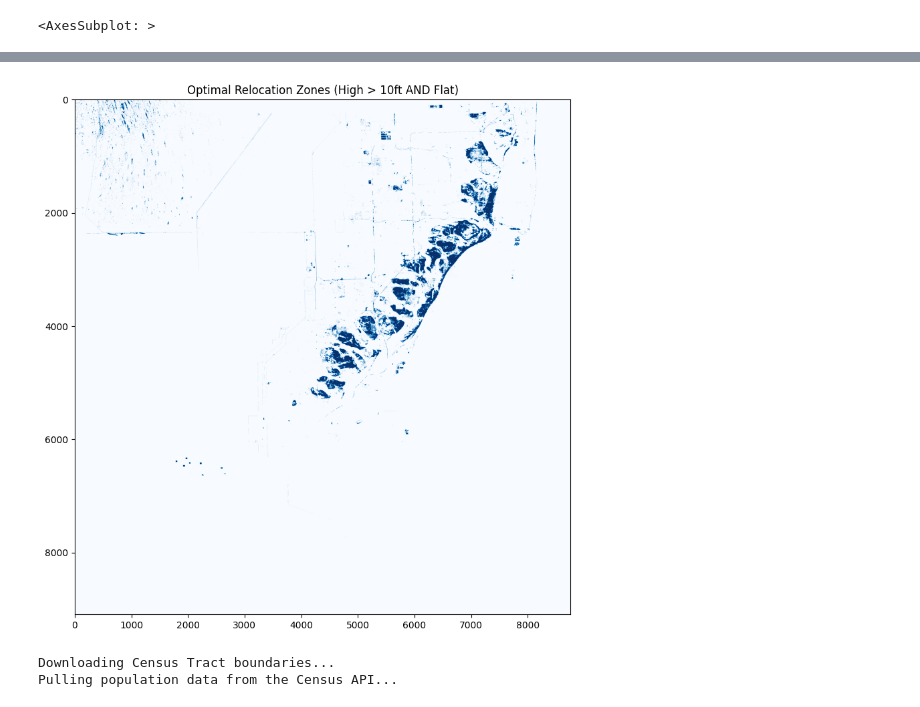
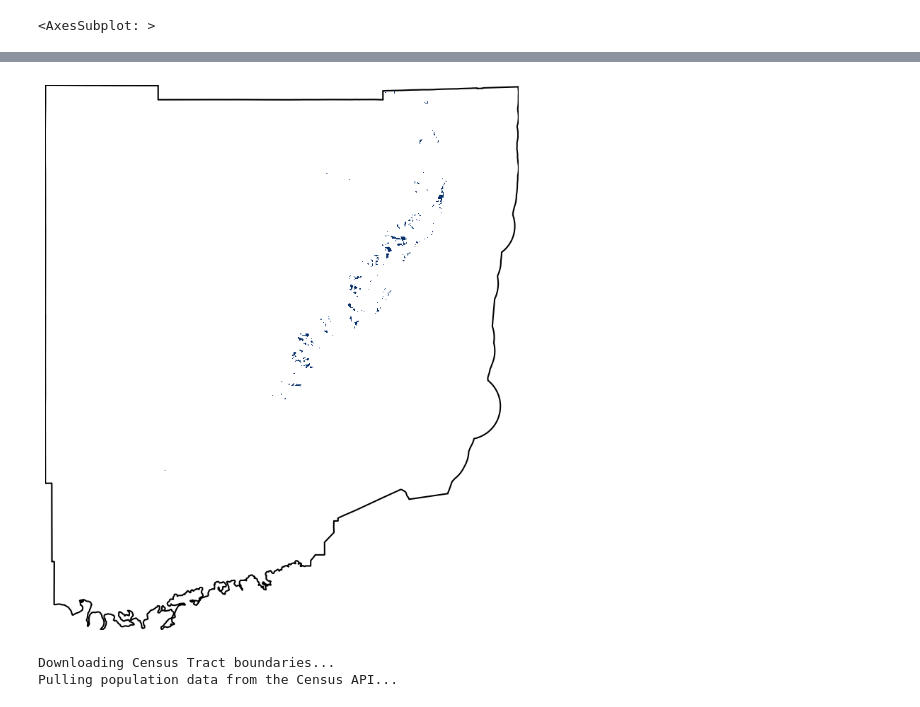
Before and after one commit to 25ggianforte/Basic-GitHub-Repository, a Jupyter notebook: code/CODE.ipynb, the cells around one changed output, grey strips where cells are left out. Drawn from its saved outputs; the diff is of its cells as text; code cells hidden in the pictures.

```diff
--- a/code/CODE.ipynb
+++ b/code/CODE.ipynb
@@ -126,27 +129,28 @@ plt.show()
 # %%
-# 1. Calculate the slope to find how steep the ground is
-# np.gradient looks at the elevation difference between neighboring pixels
+from rasterio.plot import show
+
+# 1. Calculate the slope
 dy, dx = np.gradient(out_image[0])
 slope = np.sqrt(dx**2 + dy**2)
 
-# 2. Filter for flat ground!
-# We'll consider a very low slope threshold to be "flat and buildable"
-# '1' means flat, '0' means too steep
-flat_ground = np.where(slope < 0.5, 1, 0)
+# 2. Filter for BOTH High (> 3.0m) AND Flat (< 0.5 slope), making everything else invisible (NaN)
+safe_and_flat = np.where((out_image[0] > 3.0) & (slope < 0.5), 1.0, np.nan)
 
-# 3. Map Algebra: Combine both maps to find the exact Relocation Zones
-# We multiply the two layers. 1 * 1 = 1 (Safe & Flat).
-# If it's low ground (0) or steep ground (0), it gets multiplied out to 0.
-safe_and_flat = safe_elevation[0] * flat_ground
+# 3. Plot it
+fig, ax = plt.subplots(figsize=(10, 10))
 
-# 4. Plot the final Relocation Zone map!
-fig, ax = plt.subplots(figsize=(10, 10))
-# Let's plot this one in a nice dark blue to stand out
-plt.imshow(safe_and_flat, cmap='Blues')
-plt.title("Optimal Relocation Zones (High > 10ft AND Flat)")
+# Draw the safe/flat zones in blue
+show(safe_and_flat, transform=out_transform, ax=ax, cmap='Blues', vmin=0, vmax=1)
+
+# Draw the crisp county outline over the top
+miami.plot(ax=ax, facecolor='none', edgecolor='black', linewidth=1.5)
+
+# Save the clean image
+plt.axis('off')
+plt.savefig('CleanMap_4.png', bbox_inches='tight', pad_inches=0, dpi=300, transparent=True)
 plt.show()
 # %% [output]
-[figure, old version]
+[figure, new version]
 # %%
 import pandas as pd
 import geopandas as gpd
```
Also changed, not shown: parts of 10 cells of this notebook, 7 other files.
